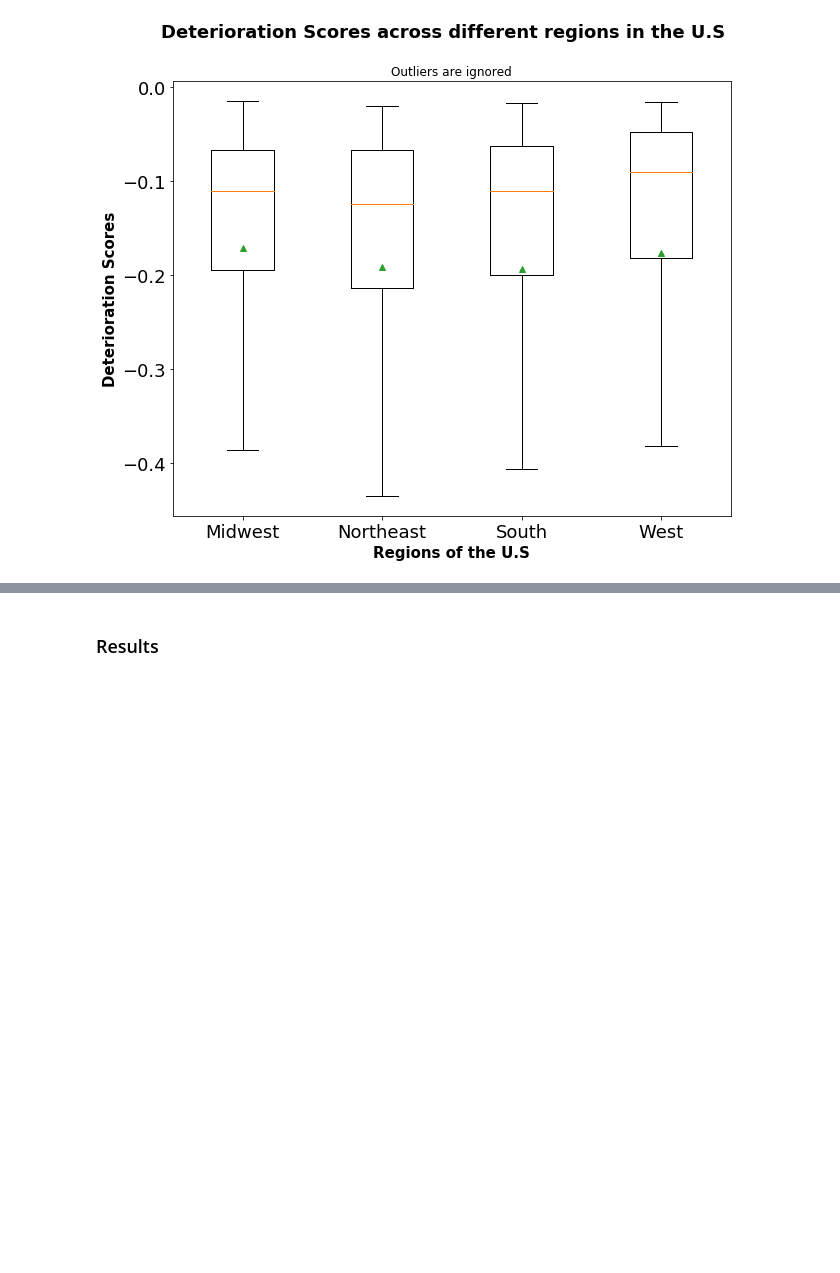
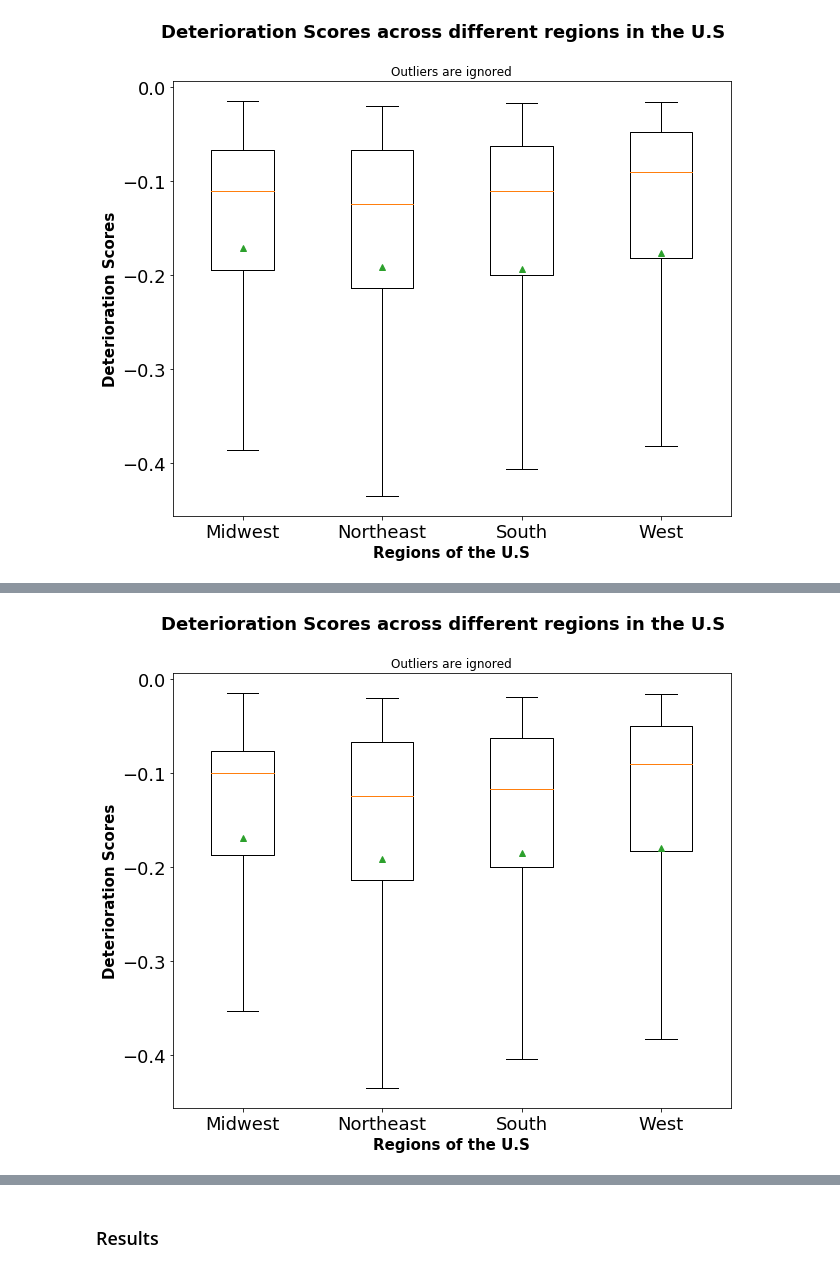
Before and after one commit to kaleoyster/thesis, a Jupyter notebook: methods/Baseline Score and Deterioration Score.ipynb, the cells around one changed output, grey strips where cells are left out. Cells and saved outputs as stored; diff of their text form; code cells hidden in the pictures; blank space fills up the shorter version.

Commit message:
added analysis on baseline difference methods

```diff
--- a/methods/Baseline Score and Deterioration Score.ipynb
+++ b/methods/Baseline Score and Deterioration Score.ipynb
@@ -1134,0 +1211,30 @@ plt.show()
+# %%
+south_trimmed = survey_records_south[:len_northeast]
+midwest_trimmed = survey_records_midwest[:len_northeast]
+west_trimmed =survey_records_west[:len_northeast]
+northeast_trimmed =  survey_records_northeast
+# %%
+midwest_detscore_1 = midwest_trimmed[midwest_trimmed['Deterioration Score'] != 0]['Deterioration Score']
+northeast_detscore_1 = northeast_trimmed[northeast_trimmed['Deterioration Score'] != 0]['Deterioration Score']
+south_detscore_1 = south_trimmed[south_trimmed['Deterioration Score'] != 0]['Deterioration Score']
+west_detscore_1 = west_trimmed[west_trimmed['Deterioration Score'] != 0]['Deterioration Score']
+
+
+midwest_baseline_score_1 = midwest_trimmed['Baseline Difference Score']
+northeast_baseline_score_1 = northeast_trimmed['Baseline Difference Score']
+south_baseline_score_1 = south_trimmed['Baseline Difference Score']
+west_baseline_score_1 = west_trimmed['Baseline Difference Score']
+
+plt.figure(figsize=(10,8))
+data = [midwest_detscore_1, northeast_detscore_1, south_detscore_1, west_detscore_1]
+labels = ["Midwest","Northeast","South","West"]
+plt.suptitle("Deterioration Scores across different regions in the U.S", fontsize = 18, fontweight = 'bold')
+plt.title('Outliers are ignored')
+plt.boxplot(data, labels = labels, showfliers=False, showmeans=True)
+plt.ylabel('Deterioration Scores', fontweight = 'bold', size = 15)
+plt.xlabel("Regions of the U.S", fontweight = 'bold', size = 15)
+plt.xticks(size = 18)
+plt.yticks(size = 18)
+plt.show()
+# %% [output]
+[figure, added]
```
Also changed, not shown: parts of 39 cells of this notebook.
